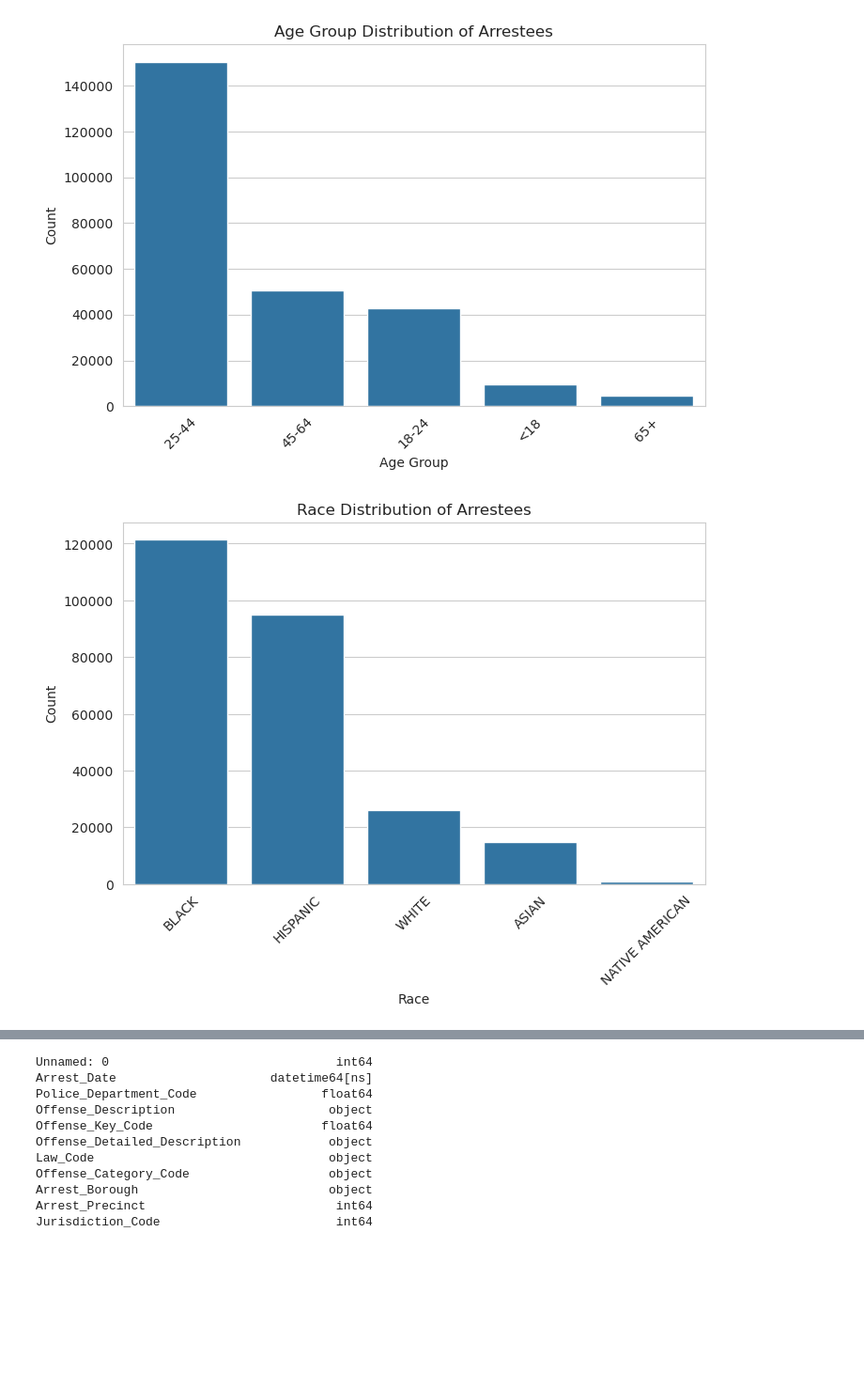
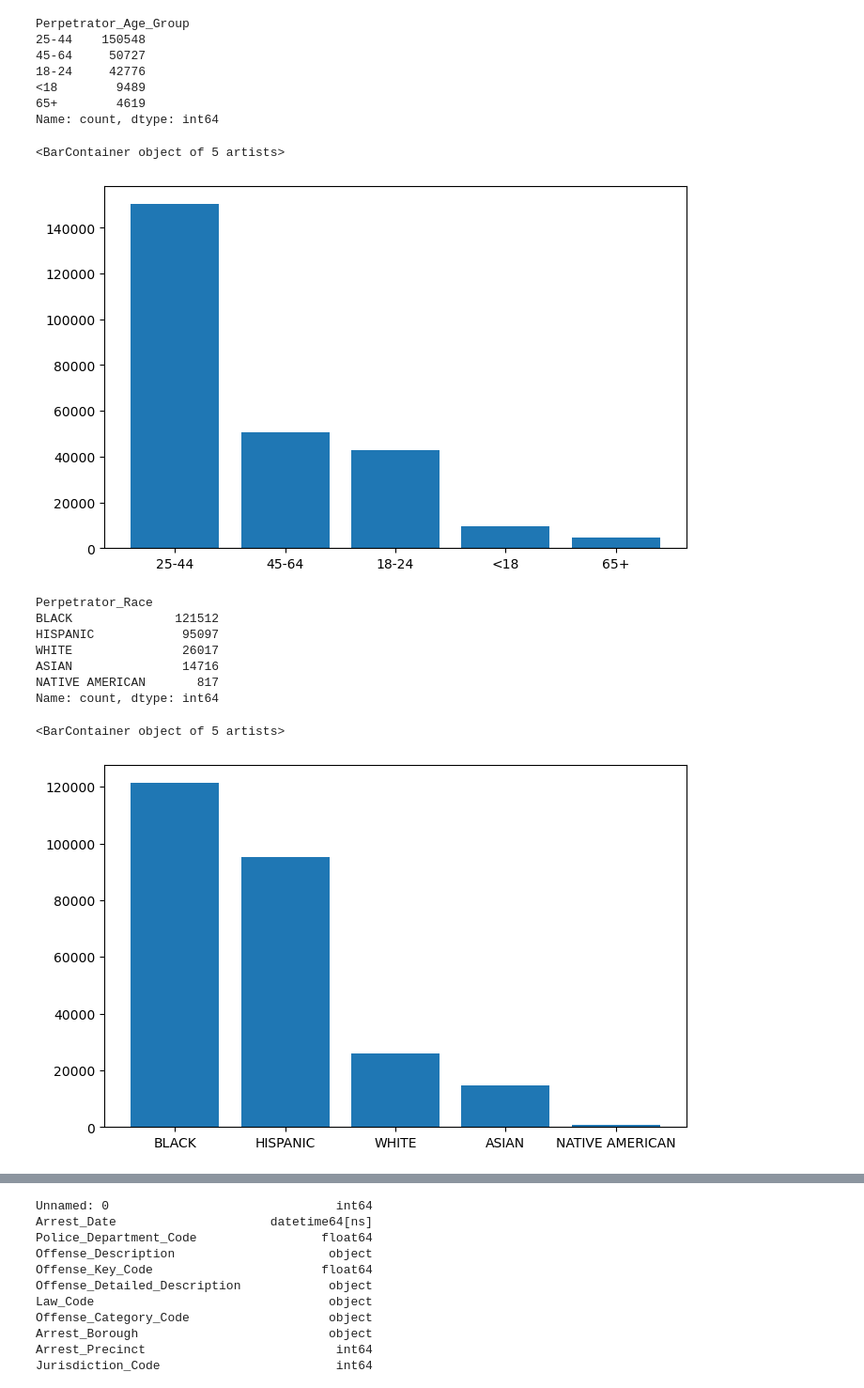
Before and after one commit to abhinna1/CSE4-587-Data-Intensive-Computing, a Jupyter notebook: EDA.ipynb, the cells around one changed output, grey strips where cells are left out. Shown at 94% size. Drawn from its saved outputs; the diff is of its cells as text; code cells hidden in the pictures; blank space fills up the shorter version.

```diff
--- a/EDA.ipynb
+++ b/EDA.ipynb
@@ -5,17 +4,5 @@ import seaborn as sns
 import numpy as np
 # %%
-df = pd.read_csv("dataset/NYPD_Arrest_Data__Year_to_Date_cleaned.csv")
-
-sns.set_style("whitegrid")
-
-df.describe(include="all")
-
-# Count of arrests by borough
-plt.figure(figsize=(8, 5))
-sns.countplot(data=df, x="Arrest_Borough", order=df["Arrest_Borough"].value_counts().index)
-plt.title("Arrests by Borough")
-plt.xlabel("Borough")
-plt.ylabel("Arrest Count")
-plt.xticks(rotation=45)
-plt.show()
+nypd_arrest = pd.read_csv("dataset/NYPD_Arrest_Data__Year_to_Date_cleaned.csv")
+print(nypd_arrest.columns)
 # %% [output]
@@ -53,23 +73,33 @@ plt.show()
 # %%
 # Age group distribution
 plt.figure(figsize=(8, 5))
-sns.countplot(data=df, x="Perpetrator_Age_Group", order=df["Perpetrator_Age_Group"].value_counts().index)
-plt.title("Age Group Distribution of Arrestees")
-plt.xlabel("Age Group")
-plt.ylabel("Count")
-plt.xticks(rotation=45)
-plt.show()
+age_distribution = nypd_arrest["Perpetrator_Age_Group"].value_counts()
+print(age_distribution)
+plt.bar(age_distribution.index, age_distribution.values)
 # %% [output]
+Perpetrator_Age_Group
+25-44    150548
+45-64     50727
+18-24     42776
+<18        9489
+65+        4619
+Name: count, dtype: int64
+<BarContainer object of 5 artists>
-[figure, old version]
+[figure, new version]
 # %%
 # Race distribution
 plt.figure(figsize=(8, 5))
-sns.countplot(data=df, x="Perpetrator_Race", order=df["Perpetrator_Race"].value_counts().index)
-plt.title("Race Distribution of Arrestees")
-plt.xlabel("Race")
-plt.ylabel("Count")
-plt.xticks(rotation=45)
-plt.show()
+race_distribution = nypd_arrest["Perpetrator_Race"].value_counts()
+print(race_distribution)
+plt.bar(race_distribution.index, race_distribution.values)
 # %% [output]
+Perpetrator_Race
+BLACK              121512
+HISPANIC            95097
+WHITE               26017
+ASIAN               14716
+NATIVE AMERICAN       817
+Name: count, dtype: int64
+<BarContainer object of 5 artists>
-[figure, old version]
+[figure, new version]
 # %%
```
Also changed, not shown: parts of 20 cells of this notebook, 4 other files.
